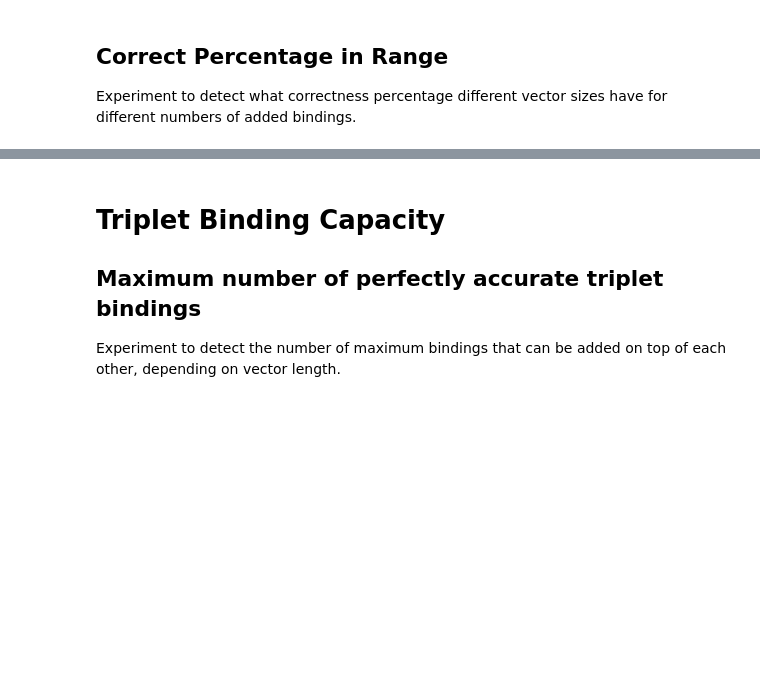
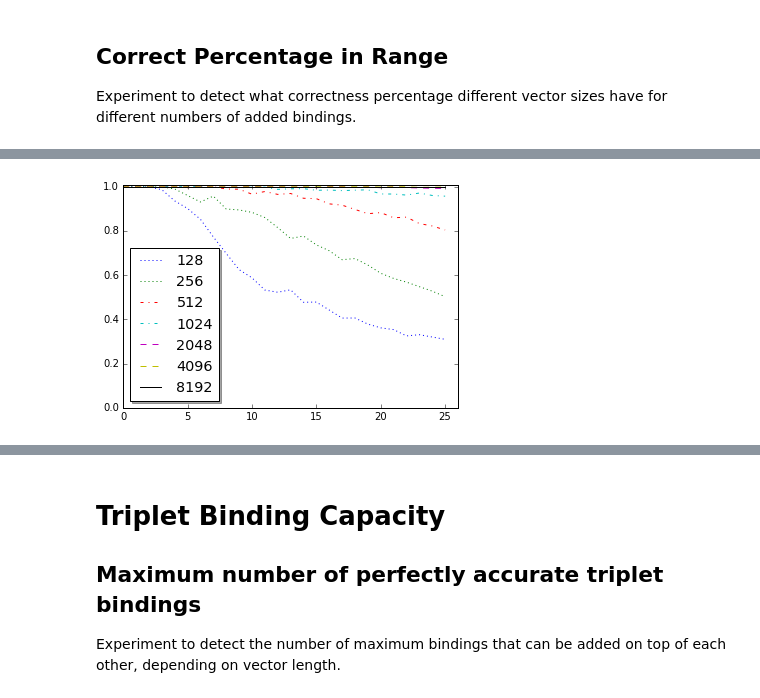
Before and after one commit to HBPNeurorobotics/holographic, a Jupyter notebook: vsa/HRR.ipynb, the cells around one changed output, grey strips where cells are left out. Drawn from its saved outputs; the diff is of its cells as text; code cells hidden in the pictures; blank space fills up the shorter version.

Commit message:
Added accuracy experiments for scalars and coordinates. Added some images to paper.

```diff
--- a/vsa/HRR.ipynb
+++ b/vsa/HRR.ipynb
@@ -782,0 +777,65 @@ running
+# %%
+import numpy as np
+import random
+import string
+import pickle
+from hrr import HRR
+%matplotlib inline
+import legend
+
+HRR.reset_kernel()
+
+epsilon = 2
+it = 50
+steps = 7
+maxb = 25
+first_size = 128
+results = np.empty((steps,maxb+1), dtype=float)
+for i in range(steps):
+    results[i][0] = 1;
+
+print("running")
+
+for bindings in range(maxb):
+    HRR.set_size(first_size)
+    for step in range(steps):
+
+        miss = 0
+
+        for iterate in range(it):
+
+
+            x = np.empty(bindings, dtype='|S20')
+            y = np.empty(bindings)
+            for i in range (bindings):
+                x[i] = ''.join(random.choice(string.ascii_uppercase + string.digits) for _ in range(10))
+                y[i] = random.uniform(0, 100)
+
+            m = None
+            for i in range(bindings):
+                if m is None:
+                    m = HRR(x[i]) * y[i]
+                else:
+                    new_item = HRR(x[i]) * y[i]
+                    m += new_item
+
+
+            for i in range(bindings):
+                fault = False
+                n = m % x[i]
+                for e in n.decodeCoordinate(dim=1,return_list=True):
+                    if (abs(e[0] - y[i]) < epsilon):
+                        if (e[1] < HRR.distance_threshold):
+                            fault = True
+                    elif(e[1] >= HRR.distance_threshold):
+                        fault = True
+                if fault:
+                    miss += 1
+
+        results[step][bindings+1] = 1.0 - (float(miss) / ((it + 1) * (bindings + 1)))
+        print(HRR.size,bindings,results[step][bindings])
+        HRR.reset_kernel()
+        HRR.set_size(HRR.size*2)
+
+legend.getLegend(results,first_size)
+# %% [output]
@@ -782,0 +859 @@ running
+[figure, added]
```
Also changed, not shown: parts of 5 cells of this notebook, 5 other files.
